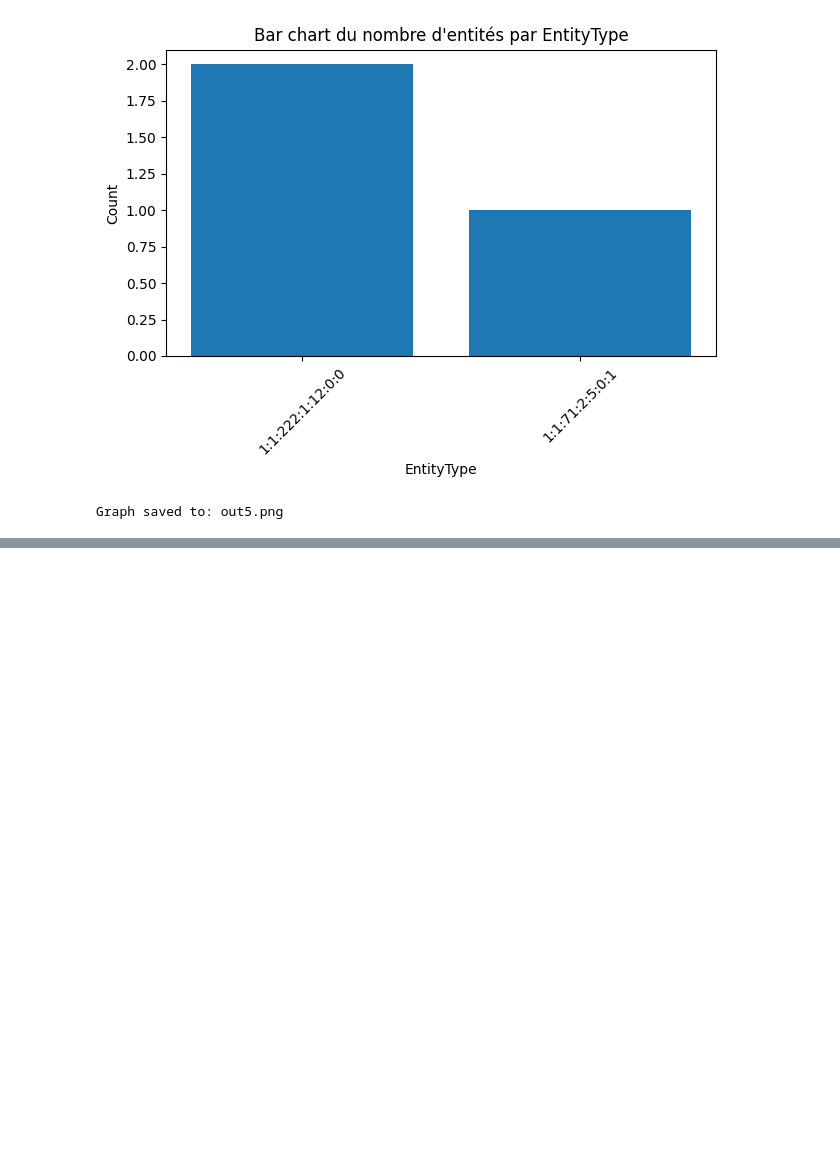
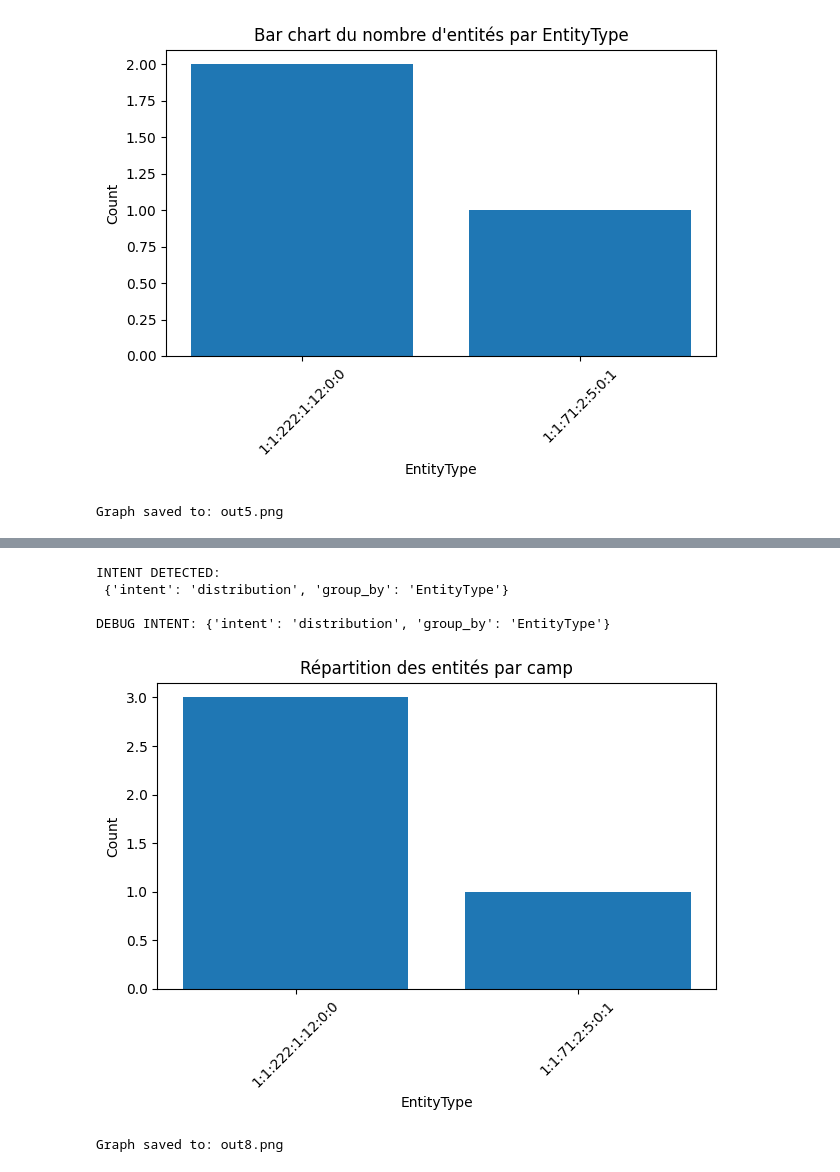
Before and after one commit to RaphaelZrrr/Lida_test, a Jupyter notebook: main2.ipynb, the cells around one changed output, grey strips where cells are left out. Drawn from its saved outputs; the diff is of its cells as text; code cells hidden in the pictures; blank space fills up the shorter version.

```diff
--- a/main2.ipynb
+++ b/main2.ipynb
@@ -939,0 +1069,13 @@ Graph saved to: out7.png
+# %%
+run_llm_visualizer(
+    file="data/lidata.log",
+    prompt="Répartition des entités par camp",
+    out="out8.png"
+)
+# %% [output]
+INTENT DETECTED:
+ {'intent': 'distribution', 'group_by': 'EntityType'}
+
+DEBUG INTENT: {'intent': 'distribution', 'group_by': 'EntityType'}
+[figure, added]
+Graph saved to: out8.png
```
Also changed, not shown: parts of 9 cells of this notebook, 7 other files.
